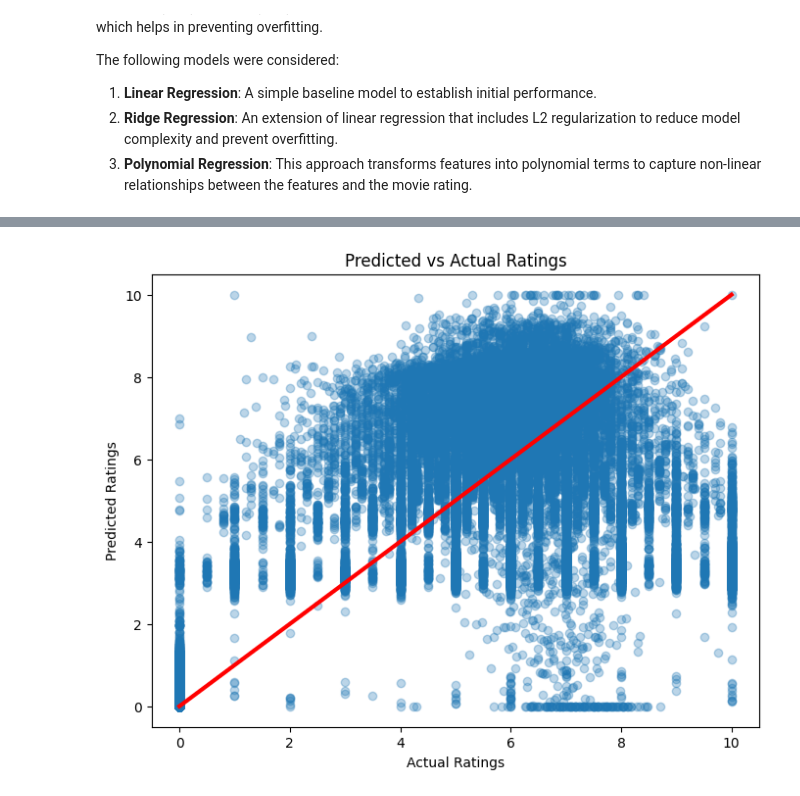
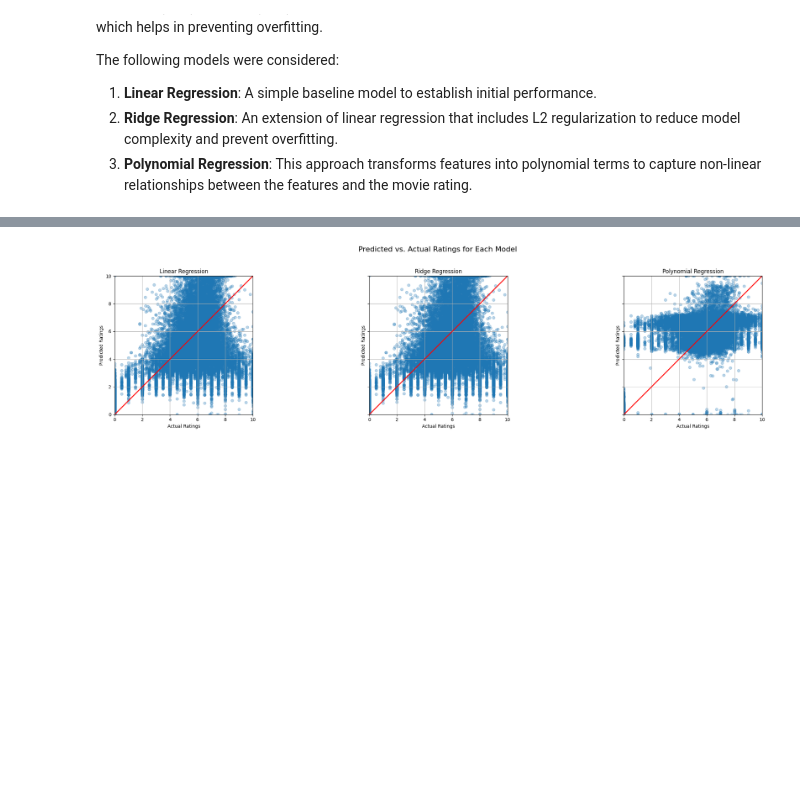
Before and after one commit to Origin-Masters/FilmForecast, a Jupyter notebook: src/filmForeCast.ipynb, the cells around one changed output, grey strips where cells are left out. Saved outputs shown, nothing was run; the diff lists cells and outputs as text; code cells hidden in the pictures; blank space fills up the shorter version.

```diff
--- a/src/filmForeCast.ipynb
+++ b/src/filmForeCast.ipynb
@@ -261,9 +261,10 @@ def feature_engineer(X_train, X_val, X_test):
 
 
         #------------------------------
-        # Convert 'release_date' to datetime and extract the YEAR
+        # Convert 'release_date' to datetime and extract YEAR and MONTH
         df_split['release_date'] = pd.to_datetime(df_split['release_date'], errors='coerce')
         df_split['release_year'] = df_split['release_date'].dt.year
+        df_split['release_month'] = df_split['release_date'].dt.month # <-- HIER EINFÜGEN
         df_split['release_year'] = df_split['release_year'].clip(upper=2025, lower=1900)
         #------------------------------
 
@@ -343,7 +344,7 @@ def feature_engineer(X_train, X_val, X_test):
     # FINAL FEATURE COLUMNS
     #------------------------------
     feature_cols = [
-        'vote_count_log', 'status_released', 'release_year',
+        'vote_count_log', 'status_released', 'release_year', 'release_month', # <-- HIER HINZUFÜGEN
         'budget_scaled', 'revenue_scaled', 'runtime_scaled',
         'adult', 'popularity_scaled'
     ] + genre_features + lang_features
@@ -580,12 +589,38 @@ display(sample_results)
 # %%
 import matplotlib.pyplot as plt
 
-plt.figure(figsize=(8, 6))
-plt.scatter(y_test, y_test_pred, alpha=0.3)
-plt.xlabel("Actual Ratings")
-plt.ylabel("Predicted Ratings")
-plt.title("Predicted vs Actual Ratings")
-plt.plot([0, 10], [0, 10], 'r', lw=3)  # Perfect prediction line
+# Create a figure with 3 subplots, one for each model
+fig, axes = plt.subplots(1, 3, figsize=(24, 6), sharey=True)
+fig.suptitle('Predicted vs. Actual Ratings for Each Model', fontsize=16)
+
+# A dictionary to hold the test predictions for each model
+model_test_predictions = {
+    'Linear Regression': y_test_pred_lr,
+    'Ridge Regression': y_test_pred_ridge,
+    'Polynomial Regression': y_test_pred_poly
+}
+
+# Loop through the models and create a plot for each
+for ax, (model_name, y_pred) in zip(axes, model_test_predictions.items()):
+    # Clip predictions to the valid range [0, 10]
+    y_pred_clipped = np.clip(y_pred, 0, 10)
+
+    # Create the scatter plot
+    ax.scatter(y_test, y_pred_clipped, alpha=0.3)
+
+    # Add the perfect prediction line
+    ax.plot([0, 10], [0, 10], 'r', lw=2)
+
+    # Set titles and labels
+    ax.set_title(model_name)
+    ax.set_xlabel("Actual Ratings")
+    ax.set_ylabel("Predicted Ratings")
+    ax.grid(True)
+    ax.set_aspect('equal', adjustable='box')
+    ax.set_xlim(0, 10)
+    ax.set_ylim(0, 10)
+
+plt.tight_layout(rect=[0, 0.03, 1, 0.95])
 plt.show()
 # %% [output]
-[figure, old version]
+[figure, new version]
```
Also changed, not shown: parts of 14 cells of this notebook.
